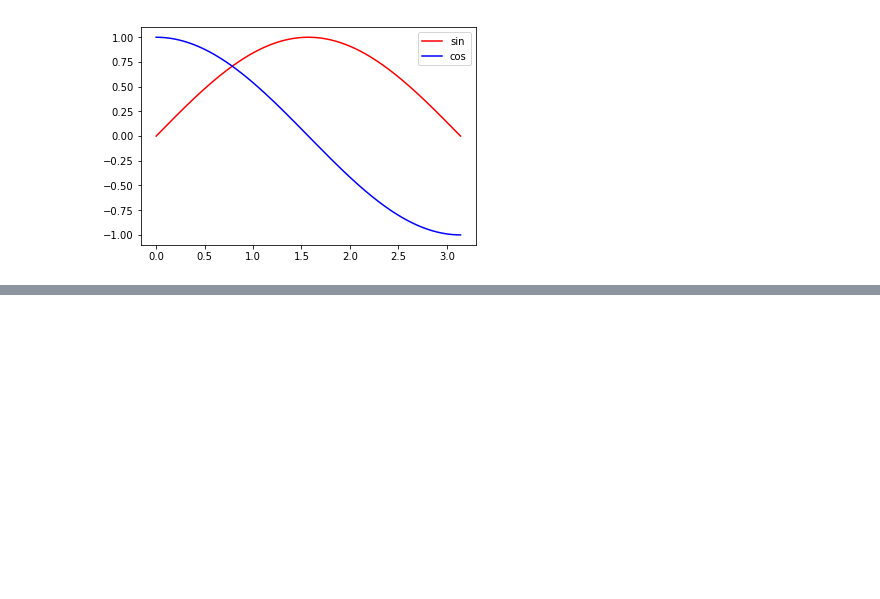
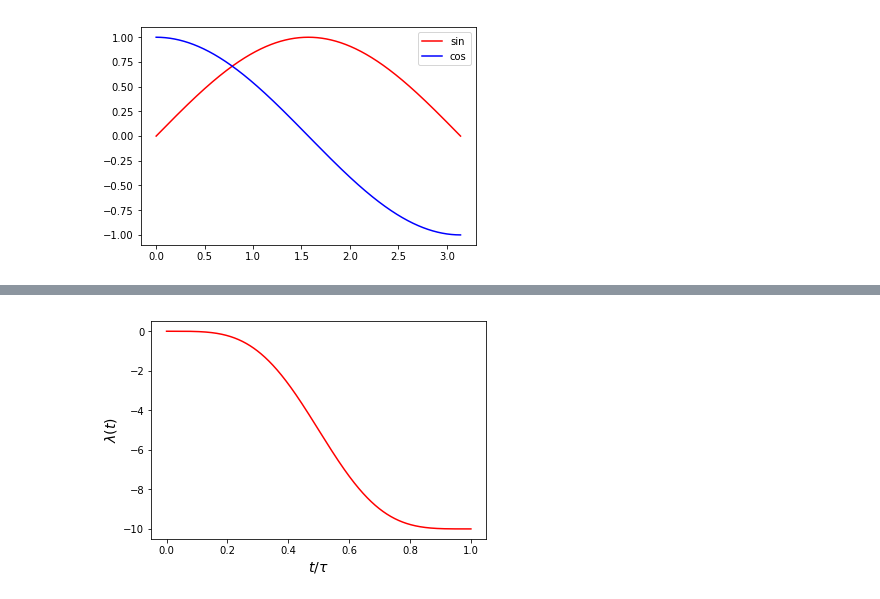
Before and after one commit to alexandreday/counterdiabatic-driving, a Jupyter notebook: codes/CD_driving_analytic.ipynb, the cells around one changed output, grey strips where cells are left out. Drawn from its saved outputs; the diff is of its cells as text; code cells hidden in the pictures; blank space fills up the shorter version.

```diff
--- a/codes/CD_driving_analytic.ipynb
+++ b/codes/CD_driving_analytic.ipynb
@@ -88,0 +92,12 @@ plt.legend()
+# %%
+lambda_fn_sym_value=(lambda_fn_sym(x).subs({pi:np.pi, tau:1.0}))
+np_lambda = sp.lambdify(x, lambda_fn_sym_value, modules=['numpy'])
+x_vals = np.linspace(0, 1, 1000)
+y_vals_real_prot = np_lambda(x_vals)
+# %%
+plt.plot(x_vals,y_vals_real_prot,'r')
+plt.xlabel(r"$t/ \tau$", fontsize=14)
+plt.ylabel(r"$\lambda(t)$", fontsize=14)
+plt.savefig("protocol.eps")
+# %% [output]
+[figure, added]
```
Also changed, not shown: parts of 6 cells of this notebook, 17 other files.
